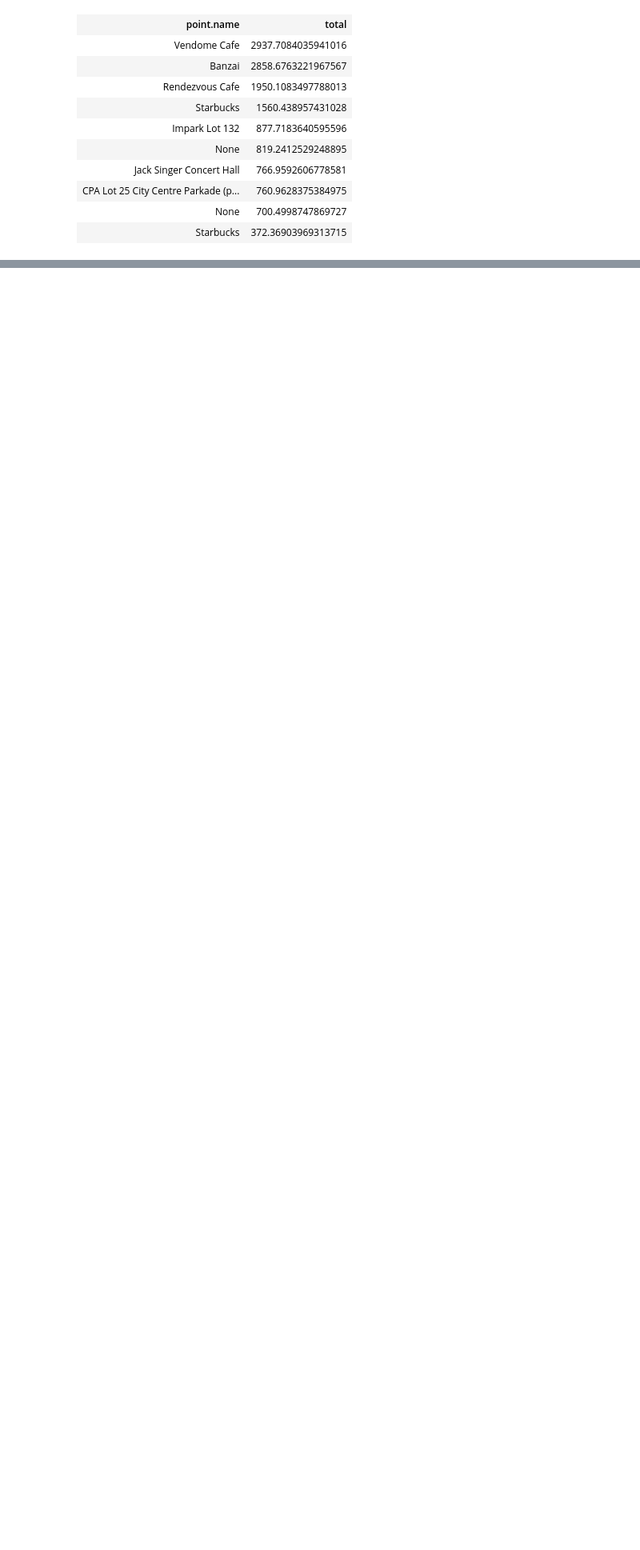
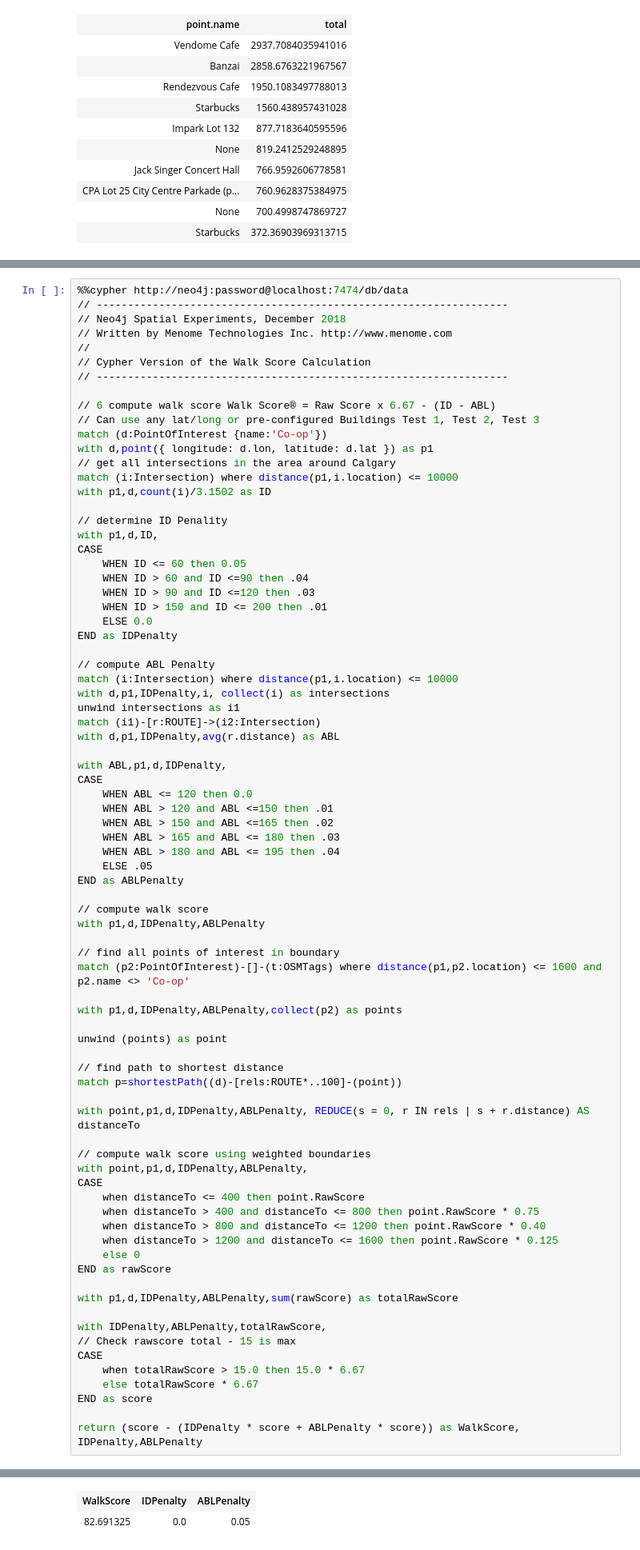
Before and after one commit to menome/neo4j-spatial-experiments, a Jupyter notebook: 3_walkscore_neo4j/190408-2 Walkscore Neo4j Shortest Path.ipynb, the cells around one changed output, grey strips where cells are left out. Shown at 80% size. Cells and saved outputs as stored; diff of their text form; blank space fills up the shorter version.

```diff
--- a/3_walkscore_neo4j/190408-2 Walkscore Neo4j Shortest Path.ipynb
+++ b/3_walkscore_neo4j/190408-2 Walkscore Neo4j Shortest Path.ipynb
@@ -116,0 +217,80 @@ SyntaxError: invalid syntax (<ipython-input-12-d9ddaae8fc1d>, line 1)
+# %%
+%%cypher http://neo4j:password@localhost:7474/db/data
+// ------------------------------------------------------------------
+// Neo4j Spatial Experiments, December 2018
+// Written by Menome Technologies Inc. http://www.menome.com
+//
+// Cypher Version of the Walk Score Calculation
+// ------------------------------------------------------------------
+
+// 6 compute walk score Walk Score® = Raw Score x 6.67 - (ID - ABL)
+// Can use any lat/long or pre-configured Buildings Test 1, Test 2, Test 3
+match (d:PointOfInterest {name:'Co-op'})
+with d,point({ longitude: d.lon, latitude: d.lat }) as p1
+// get all intersections in the area around Calgary
+match (i:Intersection) where distance(p1,i.location) <= 10000
+with p1,d,count(i)/3.1502 as ID
+
+// determine ID Penality
+with p1,d,ID,
+CASE
+    WHEN ID <= 60 then 0.05
+    WHEN ID > 60 and ID <=90 then .04
+    WHEN ID > 90 and ID <=120 then .03
+    WHEN ID > 150 and ID <= 200 then .01
+    ELSE 0.0
+END as IDPenalty
+
+// compute ABL Penalty
+match (i:Intersection) where distance(p1,i.location) <= 10000
+with d,p1,IDPenalty,i, collect(i) as intersections
+unwind intersections as i1
+match (i1)-[r:ROUTE]->(i2:Intersection)
+with d,p1,IDPenalty,avg(r.distance) as ABL
+
+with ABL,p1,d,IDPenalty,
+CASE
+    WHEN ABL <= 120 then 0.0
+    WHEN ABL > 120 and ABL <=150 then .01
+    WHEN ABL > 150 and ABL <=165 then .02
+    WHEN ABL > 165 and ABL <= 180 then .03
+    WHEN ABL > 180 and ABL <= 195 then .04
+    ELSE .05
+END as ABLPenalty
+
+// compute walk score
+with p1,d,IDPenalty,ABLPenalty
+
+// find all points of interest in boundary
+match (p2:PointOfInterest)-[]-(t:OSMTags) where distance(p1,p2.location) <= 1600 and p2.name <> 'Co-op'
+
+with p1,d,IDPenalty,ABLPenalty,collect(p2) as points
+
+unwind (points) as point
+
+// find path to shortest distance
+match p=shortestPath((d)-[rels:ROUTE*..100]-(point))
+
+with point,p1,d,IDPenalty,ABLPenalty, REDUCE(s = 0, r IN rels | s + r.distance) AS distanceTo
+
+// compute walk score using weighted boundaries
+with point,p1,d,IDPenalty,ABLPenalty,
+CASE
+    when distanceTo <= 400 then point.RawScore
+    when distanceTo > 400 and distanceTo <= 800 then point.RawScore * 0.75
+    when distanceTo > 800 and distanceTo <= 1200 then point.RawScore * 0.40
+    when distanceTo > 1200 and distanceTo <= 1600 then point.RawScore * 0.125
+    else 0
+END as rawScore
+
+with p1,d,IDPenalty,ABLPenalty,sum(rawScore) as totalRawScore
+
+with IDPenalty,ABLPenalty,totalRawScore,
+// Check rawscore total - 15 is max
+CASE
+    when totalRawScore > 15.0 then 15.0 * 6.67
+    else totalRawScore * 6.67
+END as score
+
+return (score - (IDPenalty * score + ABLPenalty * score)) as WalkScore, IDPenalty,ABLPenalty
+# %% [output]
@@ -116,0 +298,2 @@ SyntaxError: invalid syntax (<ipython-input-12-d9ddaae8fc1d>, line 1)
+| WalkScore | IDPenalty | ABLPenalty |
+| 82.691325 | 0.0 | 0.05 |
```
Also changed, not shown: parts of 5 cells of this notebook, 8 other files.
